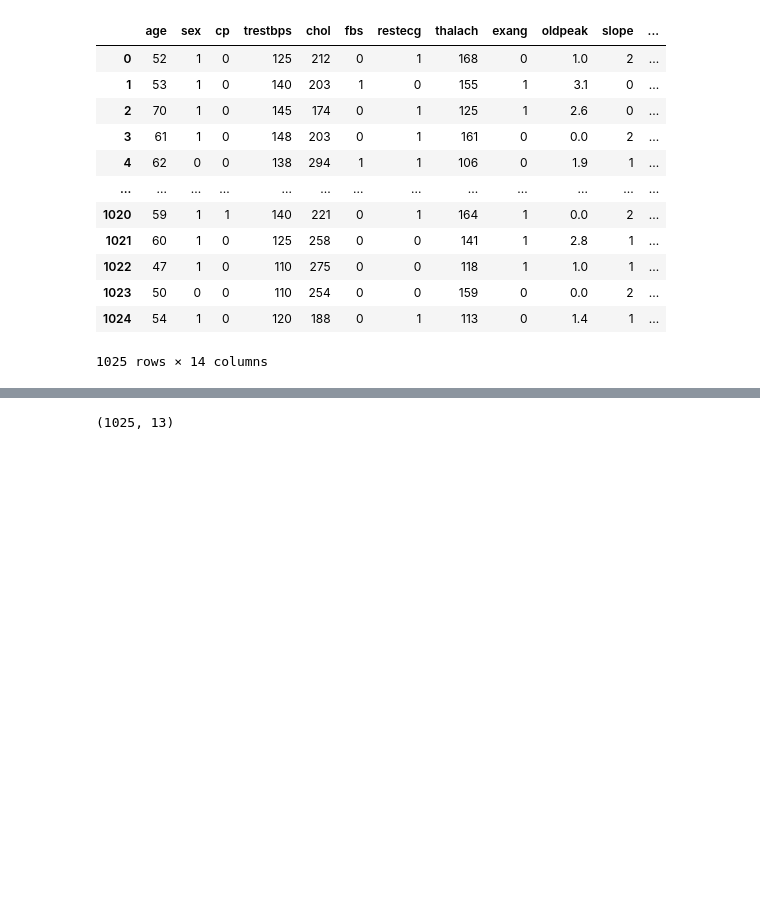
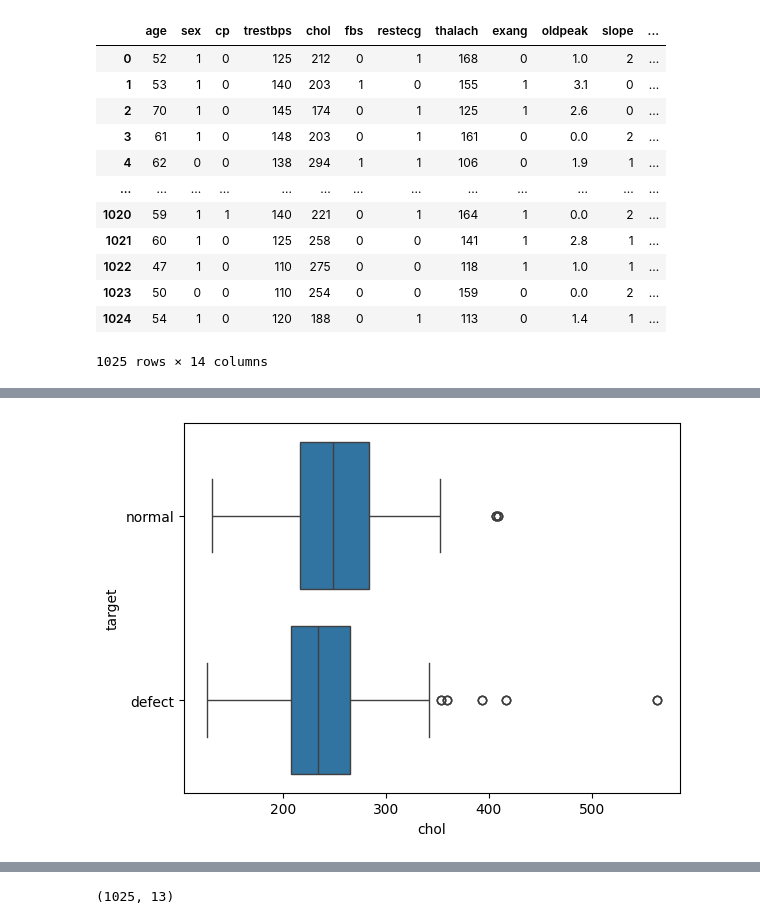
Before and after one commit to Saeed2761989/heart-dataset, a Jupyter notebook: W25_I01_Entropy_Gini_Saeed.ipynb, the cells around one changed output, grey strips where cells are left out. Drawn from its saved outputs; the diff is of its cells as text; code cells hidden in the pictures; blank space fills up the shorter version.

```diff
--- a/W25_I01_Entropy_Gini_Saeed.ipynb
+++ b/W25_I01_Entropy_Gini_Saeed.ipynb
@@ -104,3 +104,7 @@ heartData
 | 1023 | 50 | 0 | 0 | 110 | 254 | 0 | 0 | 159 | 0 | 0.0 | 2 | ... |
 | 1024 | 54 | 1 | 0 | 120 | 188 | 0 | 1 | 113 | 0 | 1.4 | 1 | ... |
 1025 rows × 14 columns
+# %%
+heartData["target"]=heartData["target"].replace(1.0,"defect")
+heartData["target"]=heartData["target"].replace(0.0,"normal")
+heartData.info()
@@ -106,0 +129,3 @@ heartData
+# %%
+NOPediction= heartData.dropna()
+NOPediction["target"].describe()
@@ -106,0 +159,5 @@ heartData
+# %%
+sns.boxplot(y="target",x="chol",data=NOPediction)
+plt.show()
+# %% [output]
+[figure, added]
```
Also changed, not shown: parts of 10 cells of this notebook.
